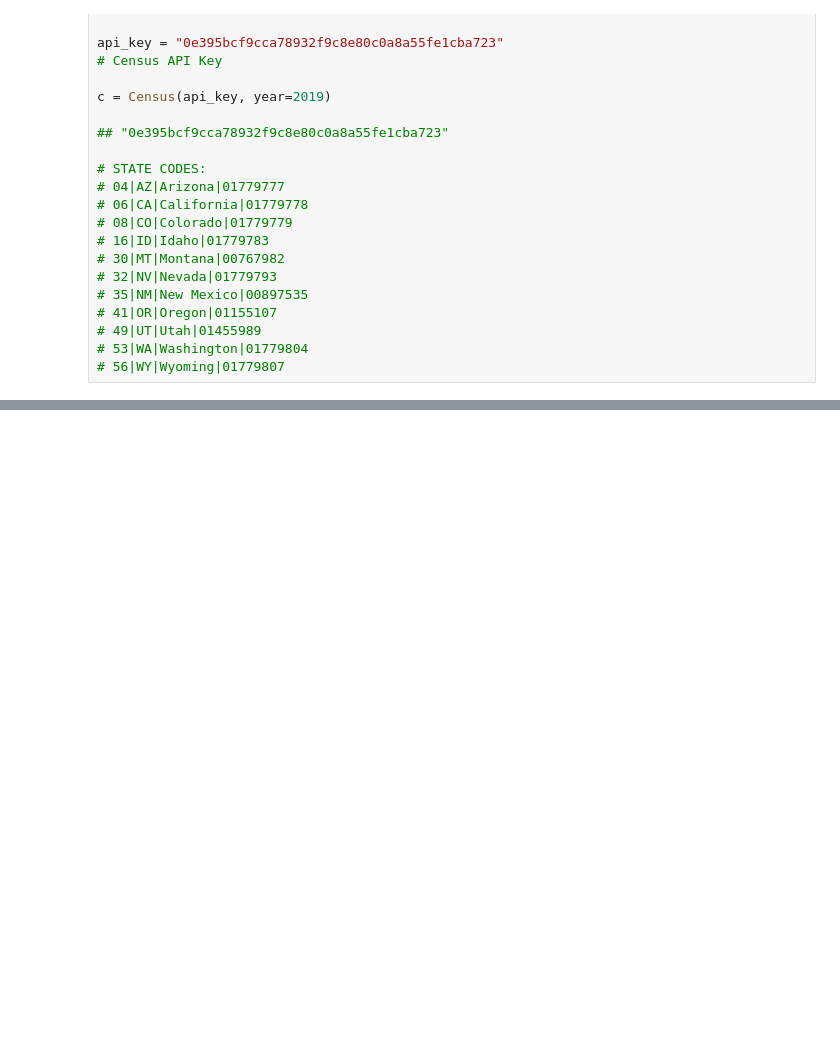
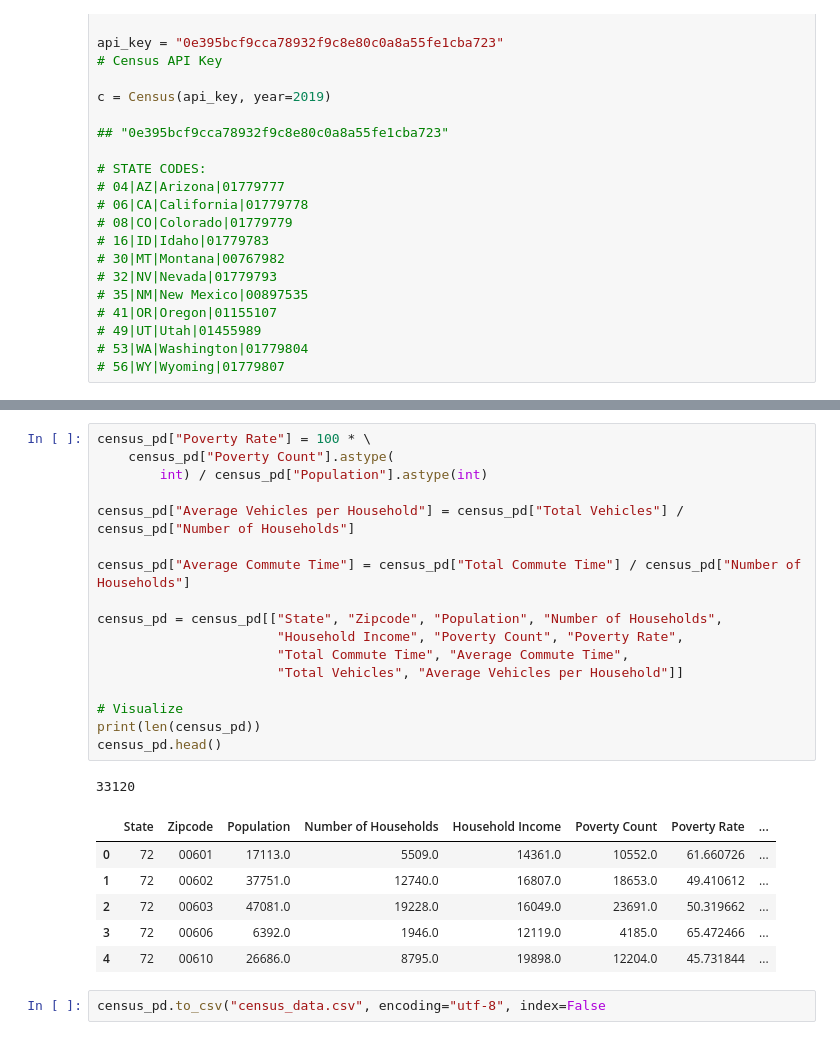
Before and after one commit to krissykodes/EVDisparity, a Jupyter notebook: EV_Disparity_hopeyoungblood/EVDisparity_hopeyoungblood.ipynb, the cells around one changed output, grey strips where cells are left out. Saved outputs shown, nothing was run; the diff lists cells and outputs as text; blank space fills up the shorter version.

```diff
--- a/EV_Disparity_hopeyoungblood/EVDisparity_hopeyoungblood.ipynb
+++ b/EV_Disparity_hopeyoungblood/EVDisparity_hopeyoungblood.ipynb
@@ -71,0 +67,27 @@ census_pd.head()
+# %%
+census_pd["Poverty Rate"] = 100 * \
+    census_pd["Poverty Count"].astype(
+        int) / census_pd["Population"].astype(int)
+
+census_pd["Average Vehicles per Household"] = census_pd["Total Vehicles"] / census_pd["Number of Households"]
+
+census_pd["Average Commute Time"] = census_pd["Total Commute Time"] / census_pd["Number of Households"]
+
+census_pd = census_pd[["State", "Zipcode", "Population", "Number of Households",
+                       "Household Income", "Poverty Count", "Poverty Rate",
+                       "Total Commute Time", "Average Commute Time",
+                       "Total Vehicles", "Average Vehicles per Household"]]
+
+# Visualize
+print(len(census_pd))
+census_pd.head()
+# %% [output]
+33120
+|  | State | Zipcode | Population | Number of Households | Household Income | Poverty Count | Poverty Rate | ... |
+| 0 | 72 | 00601 | 17113.0 | 5509.0 | 14361.0 | 10552.0 | 61.660726 | ... |
+| 1 | 72 | 00602 | 37751.0 | 12740.0 | 16807.0 | 18653.0 | 49.410612 | ... |
+| 2 | 72 | 00603 | 47081.0 | 19228.0 | 16049.0 | 23691.0 | 50.319662 | ... |
+| 3 | 72 | 00606 | 6392.0 | 1946.0 | 12119.0 | 4185.0 | 65.472466 | ... |
+| 4 | 72 | 00610 | 26686.0 | 8795.0 | 19898.0 | 12204.0 | 45.731844 | ... |
+# %%
+census_pd.to_csv("census_data.csv", encoding="utf-8", index=False
```
Also changed, not shown: parts of 4 cells of this notebook, 1 other file.
